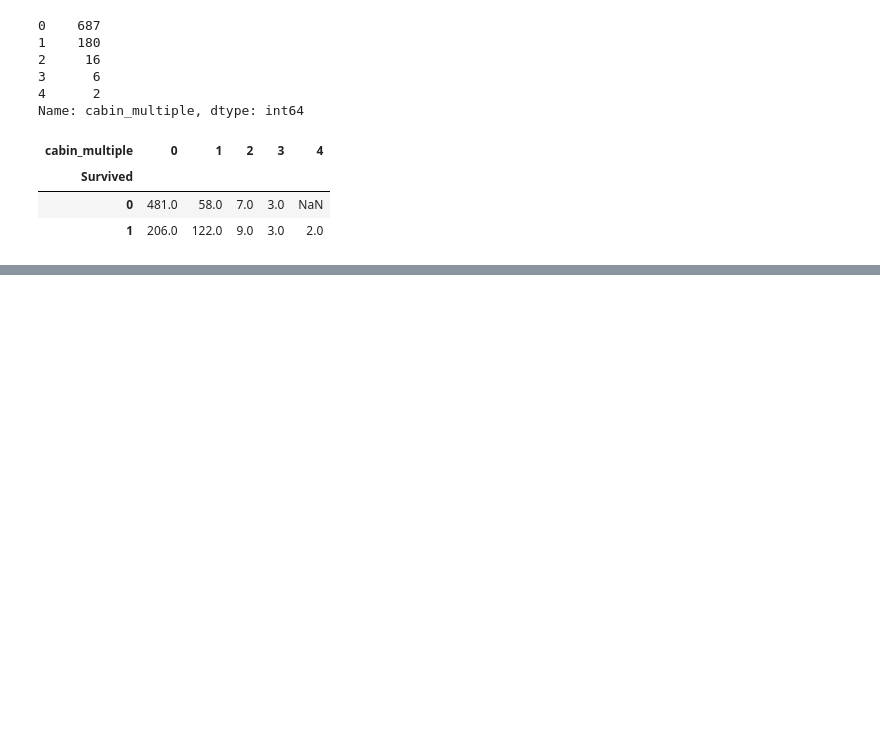
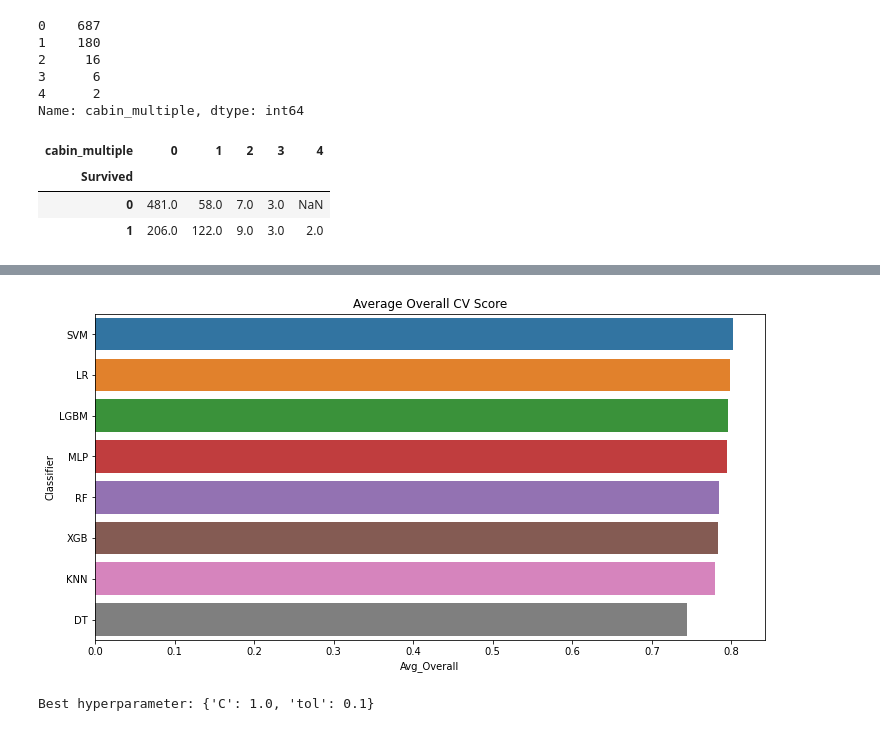
Before and after one commit to uraninjo/KaggleCompetitions, a Jupyter notebook: Titanic/main.ipynb, the cells around one changed output, grey strips where cells are left out. Drawn from its saved outputs; the diff is of its cells as text; code cells hidden in the pictures; blank space fills up the shorter version.

```diff
--- a/Titanic/main.ipynb
+++ b/Titanic/main.ipynb
@@ -164,0 +247,3 @@ pd.pivot_table(df, index = 'Survived', columns = 'cabin_multiple', values = 'Tic
+# %%
+df = pd.get_dummies(df, prefix=["Sex", "Embarked", "Title"])
+df_test = pd.get_dummies(df_test, prefix=["Sex", "Embarked", "Title"])
@@ -164,0 +261,10 @@ pd.pivot_table(df, index = 'Survived', columns = 'cabin_multiple', values = 'Tic
+# %%
+df_test.drop(['Sex_33','Embarked_33','Title_33'],axis=1,inplace=True)
+
+df.drop('Sex_female',axis=1,inplace=True)
+df_test.drop('Sex_female',axis=1,inplace=True)
+# %%
+X_train = df.drop("Survived", axis=1)
+y_train = df.Survived
+
+X_test = df_test.copy()
@@ -164,0 +303,6 @@ pd.pivot_table(df, index = 'Survived', columns = 'cabin_multiple', values = 'Tic
+# %%
+from sklearn.preprocessing import StandardScaler
+scaler = StandardScaler()
+
+X_train_scaled = scaler.fit_transform(X_train)
+X_test_scaled = scaler.transform(X_test)
@@ -164,0 +360,18 @@ pd.pivot_table(df, index = 'Survived', columns = 'cabin_multiple', values = 'Tic
+# %%
+plt.figure(figsize=(12, 6))
+sbn.barplot(data=results, x="Avg_Overall", y="Classifier")
+plt.title("Average Overall CV Score")
+plt.show()
+# %% [output]
+[figure, added]
+# %%
+svm = SVC()
+params = {
+    "tol": (0.1, 0.01, 0.001, 0.0001,0.00001),
+    "C": (10.0, 1.0, 0.1, 0.01)
+}
+clf = GridSearchCV(svm, params, cv=10)
+clf.fit(X_train_scaled, y_train)
+print("Best hyperparameter:", clf.best_params_)
+# %% [output]
+Best hyperparameter: {'C': 1.0, 'tol': 0.1}
```
Also changed, not shown: parts of 21 cells of this notebook, 2 other files.
